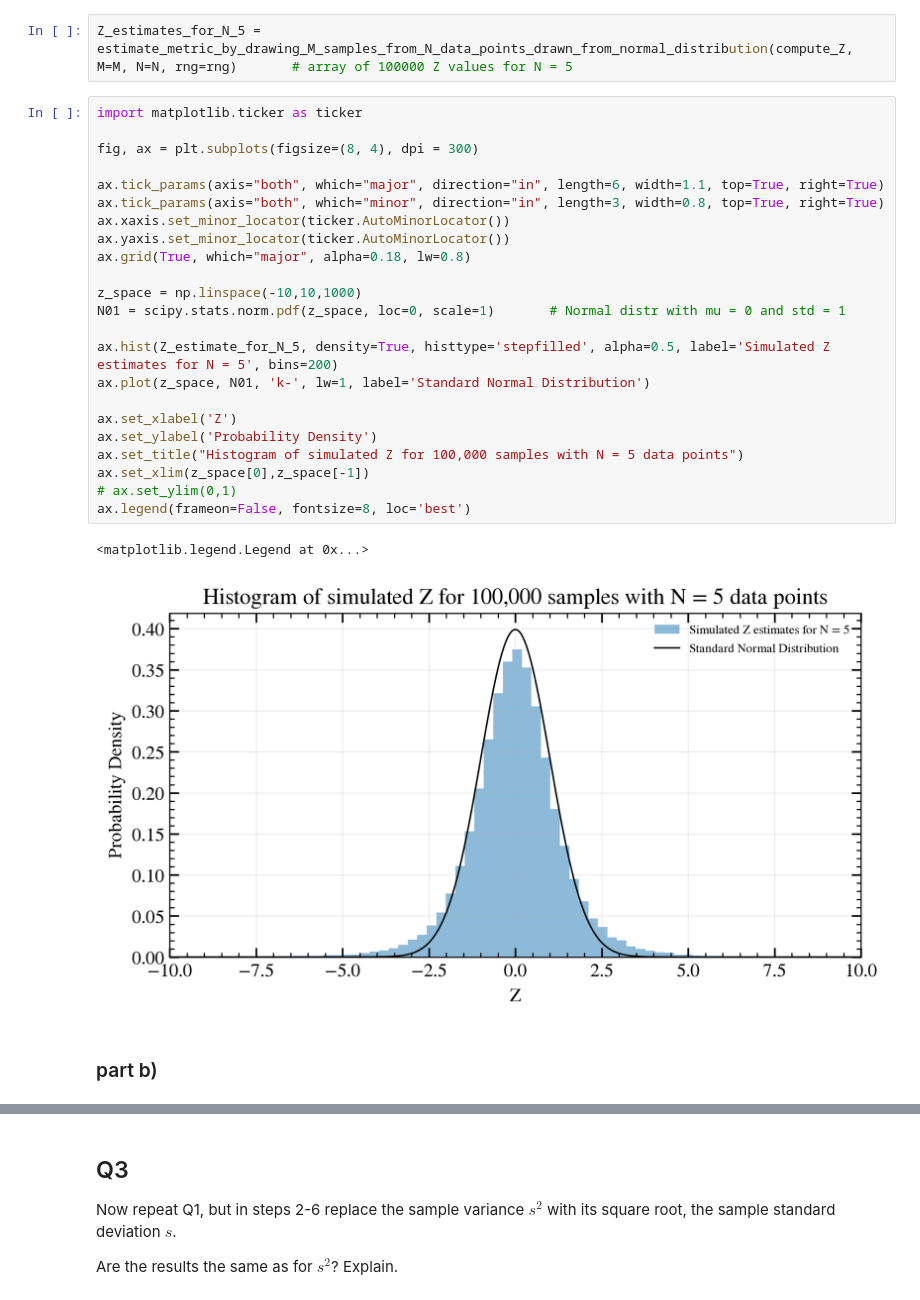
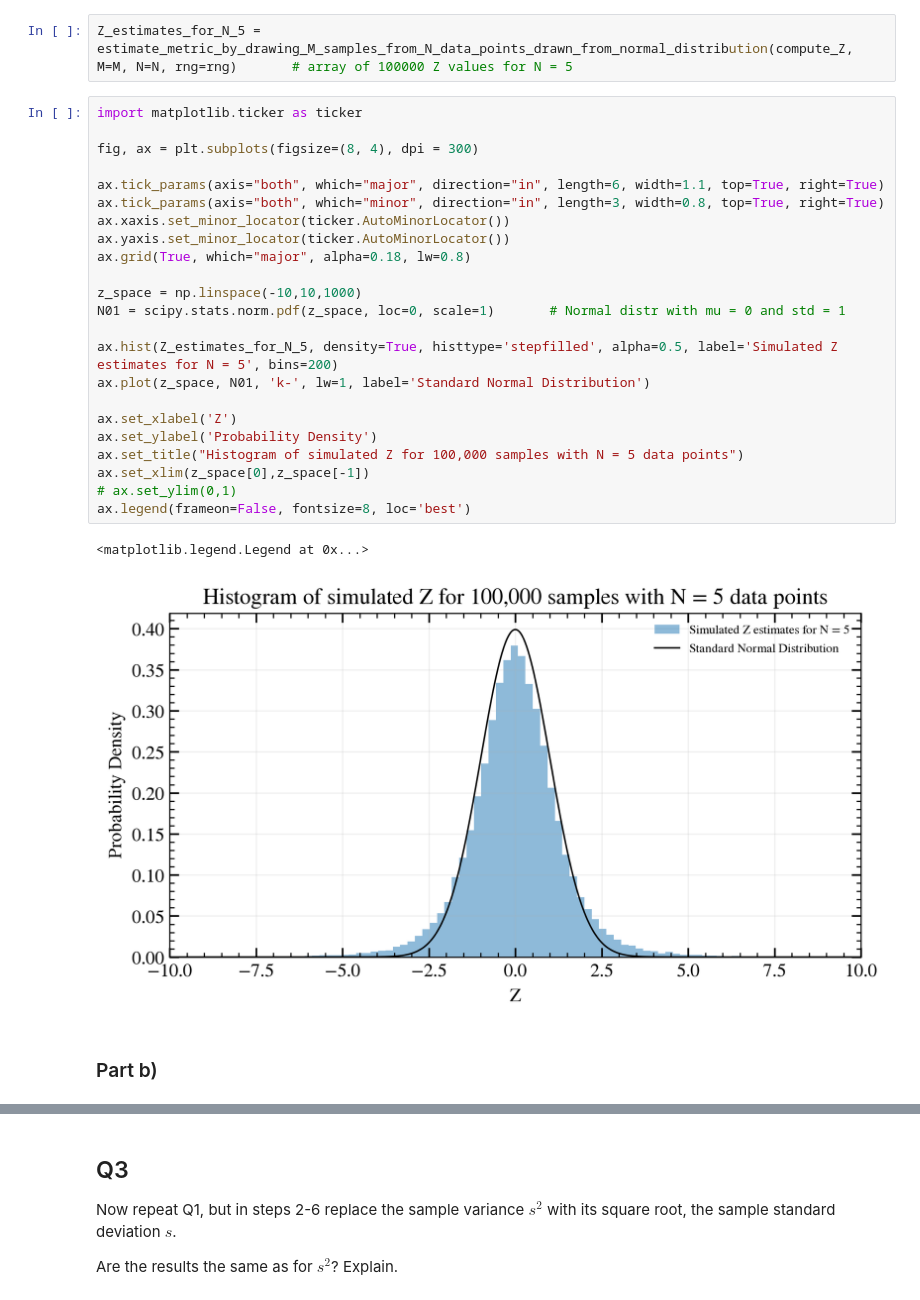
Before and after one commit to JamesDuf/UW-PHYS-782, a Jupyter notebook: Assignment 1/A1 P782 F26 - MC Simulations of Estimators of Location and Spread.ipynb, the cells around one changed output, grey strips where cells are left out. Cells and saved outputs as stored; diff of their text form.

```diff
--- a/Assignment 1/A1 P782 F26 - MC Simulations of Estimators of Location and Spread.ipynb
+++ b/Assignment 1/A1 P782 F26 - MC Simulations of Estimators of Location and Spread.ipynb
@@ -275,28 +275,28 @@ Z_estimates_for_N_5 = estimate_metric_by_drawing_M_samples_from_N_data_points_dr
 # %%
 import matplotlib.ticker as ticker
 
 fig, ax = plt.subplots(figsize=(8, 4), dpi = 300)
 
 ax.tick_params(axis="both", which="major", direction="in", length=6, width=1.1, top=True, right=True)
 ax.tick_params(axis="both", which="minor", direction="in", length=3, width=0.8, top=True, right=True)
 ax.xaxis.set_minor_locator(ticker.AutoMinorLocator())
 ax.yaxis.set_minor_locator(ticker.AutoMinorLocator())
 ax.grid(True, which="major", alpha=0.18, lw=0.8)
 
 z_space = np.linspace(-10,10,1000)
 N01 = scipy.stats.norm.pdf(z_space, loc=0, scale=1)       # Normal distr with mu = 0 and std = 1
 
-ax.hist(Z_estimate_for_N_5, density=True, histtype='stepfilled', alpha=0.5, label='Simulated Z estimates for N = 5', bins=200)
+ax.hist(Z_estimates_for_N_5, density=True, histtype='stepfilled', alpha=0.5, label='Simulated Z estimates for N = 5', bins=200)
 ax.plot(z_space, N01, 'k-', lw=1, label='Standard Normal Distribution')
 
 ax.set_xlabel('Z')
 ax.set_ylabel('Probability Density')
 ax.set_title("Histogram of simulated Z for 100,000 samples with N = 5 data points")
 ax.set_xlim(z_space[0],z_space[-1])
 # ax.set_ylim(0,1)
 ax.legend(frameon=False, fontsize=8, loc='best')
 # %% [output]
 <matplotlib.legend.Legend at 0x...>
-[figure, old version]
+[figure, new version]
 # %% [markdown]
-### part b)
+### Part b)
```
Also changed, not shown: parts of 8 cells of this notebook.
